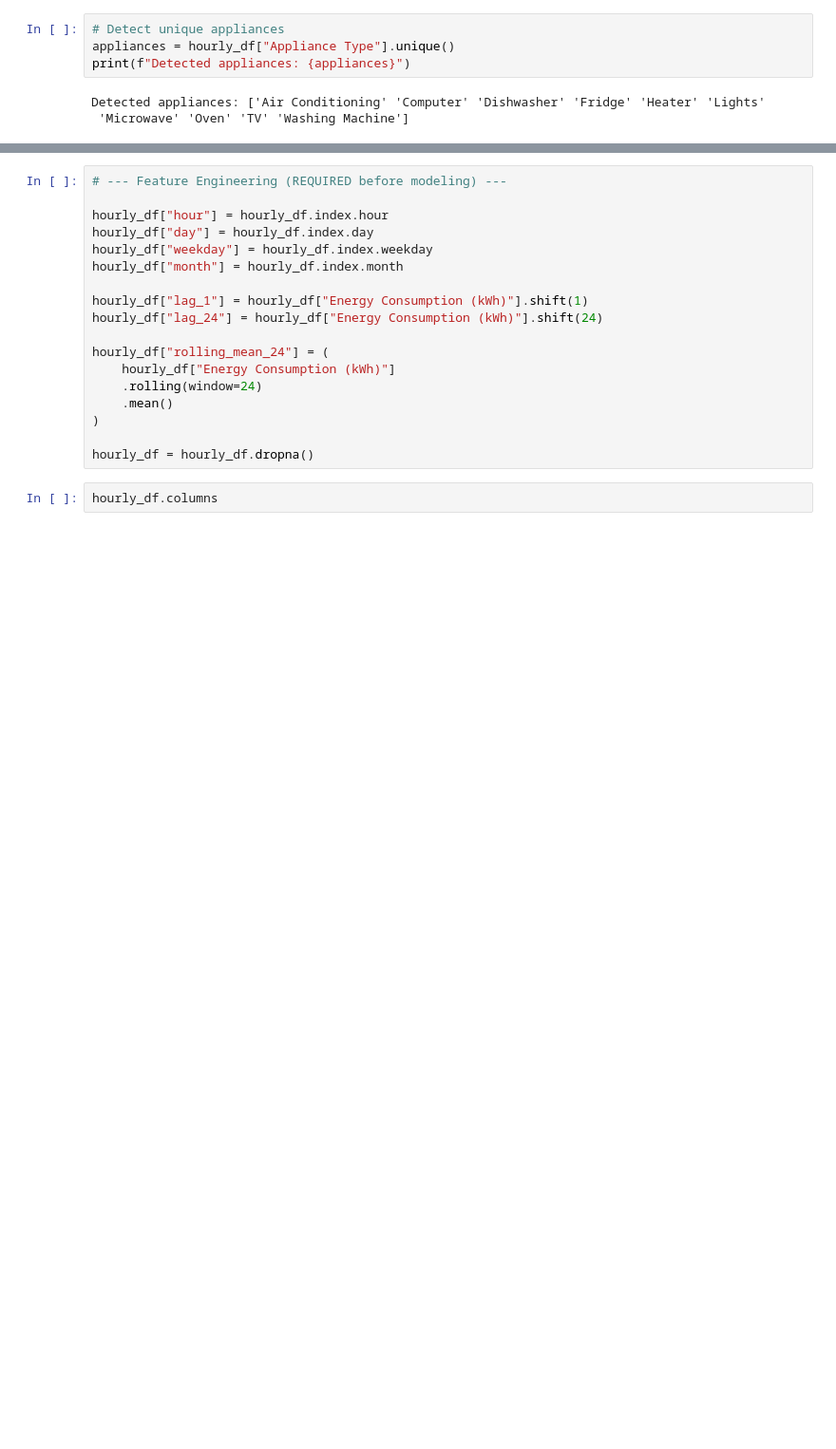
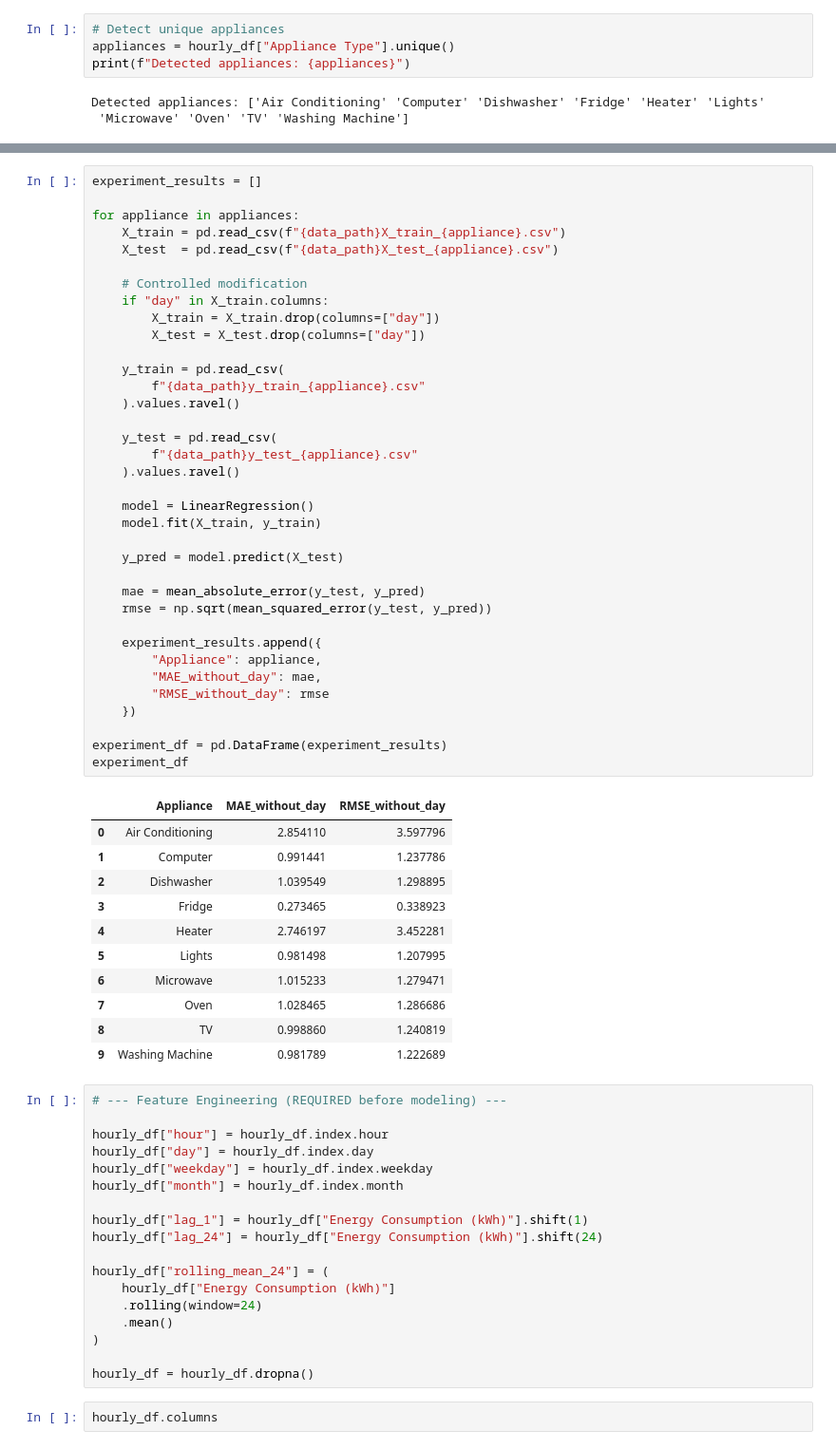
Before and after one commit to springboardmentor14065l/Smart-Energy-Consumption-Analysis-and-Prediction-using-Machine-Learning-with-Device-Level-Insights, a Jupyter notebook: Week 3-4/Baseline Model/Baseline_Linear_Regression_HandsOn.ipynb, the cells around one changed output, grey strips where cells are left out. Shown at 95% size. Cells and saved outputs as stored; diff of their text form; blank space fills up the shorter version.

```diff
--- a/Week 3-4/Baseline Model/Baseline_Linear_Regression_HandsOn.ipynb
+++ b/Week 3-4/Baseline Model/Baseline_Linear_Regression_HandsOn.ipynb
@@ -33,3 +147,51 @@ Detected appliances: ['Air Conditioning' 'Computer' 'Dishwasher' 'Fridge' 'Heate
+# %%
+experiment_results = []
+
+for appliance in appliances:
+    X_train = pd.read_csv(f"{data_path}X_train_{appliance}.csv")
+    X_test  = pd.read_csv(f"{data_path}X_test_{appliance}.csv")
+
+    # Controlled modification
+    if "day" in X_train.columns:
+        X_train = X_train.drop(columns=["day"])
+        X_test = X_test.drop(columns=["day"])
+
+    y_train = pd.read_csv(
+        f"{data_path}y_train_{appliance}.csv"
+    ).values.ravel()
+
+    y_test = pd.read_csv(
+        f"{data_path}y_test_{appliance}.csv"
+    ).values.ravel()
+
+    model = LinearRegression()
+    model.fit(X_train, y_train)
+
+    y_pred = model.predict(X_test)
+
+    mae = mean_absolute_error(y_test, y_pred)
+    rmse = np.sqrt(mean_squared_error(y_test, y_pred))
+
+    experiment_results.append({
+        "Appliance": appliance,
+        "MAE_without_day": mae,
+        "RMSE_without_day": rmse
+    })
+
+experiment_df = pd.DataFrame(experiment_results)
+experiment_df
+# %% [output]
+|  | Appliance | MAE_without_day | RMSE_without_day |
+| 0 | Air Conditioning | 2.854110 | 3.597796 |
+| 1 | Computer | 0.991441 | 1.237786 |
+| 2 | Dishwasher | 1.039549 | 1.298895 |
+| 3 | Fridge | 0.273465 | 0.338923 |
+| 4 | Heater | 2.746197 | 3.452281 |
+| 5 | Lights | 0.981498 | 1.207995 |
+| 6 | Microwave | 1.015233 | 1.279471 |
+| 7 | Oven | 1.028465 | 1.286686 |
+| 8 | TV | 0.998860 | 1.240819 |
+| 9 | Washing Machine | 0.981789 | 1.222689 |
 # %%
 # --- Feature Engineering (REQUIRED before modeling) ---
 
```
Also changed, not shown: parts of 2 cells of this notebook, 22 other files.
